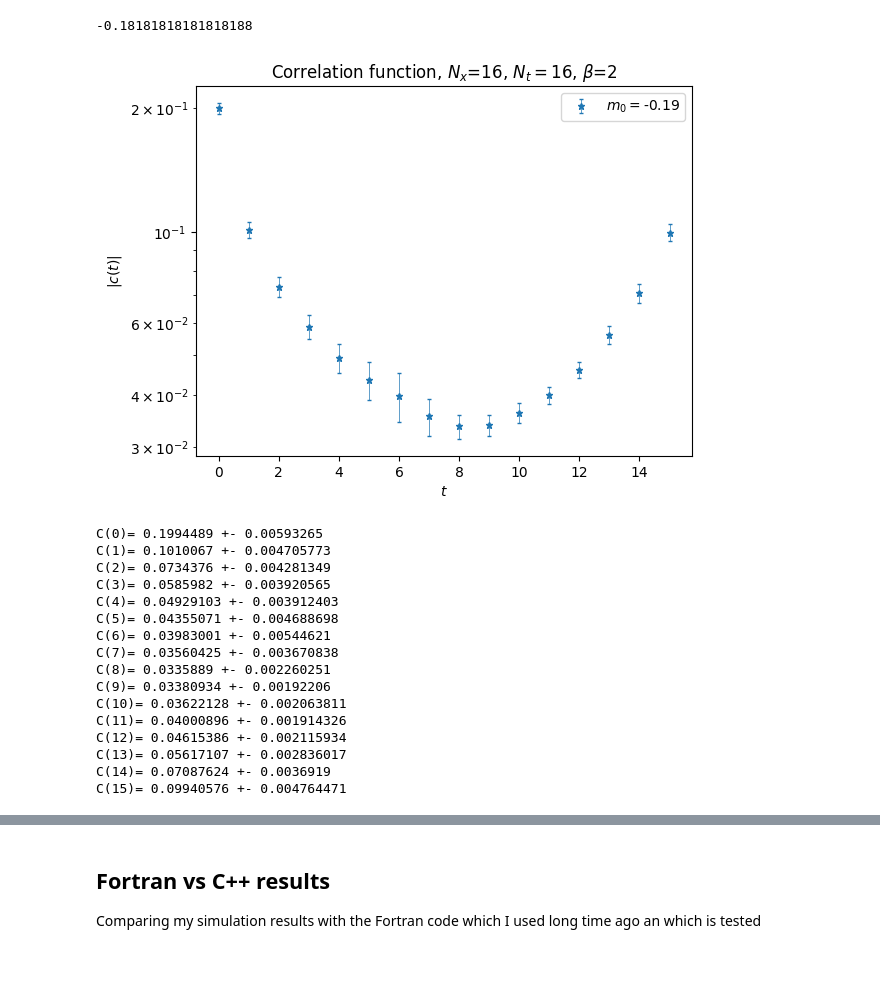
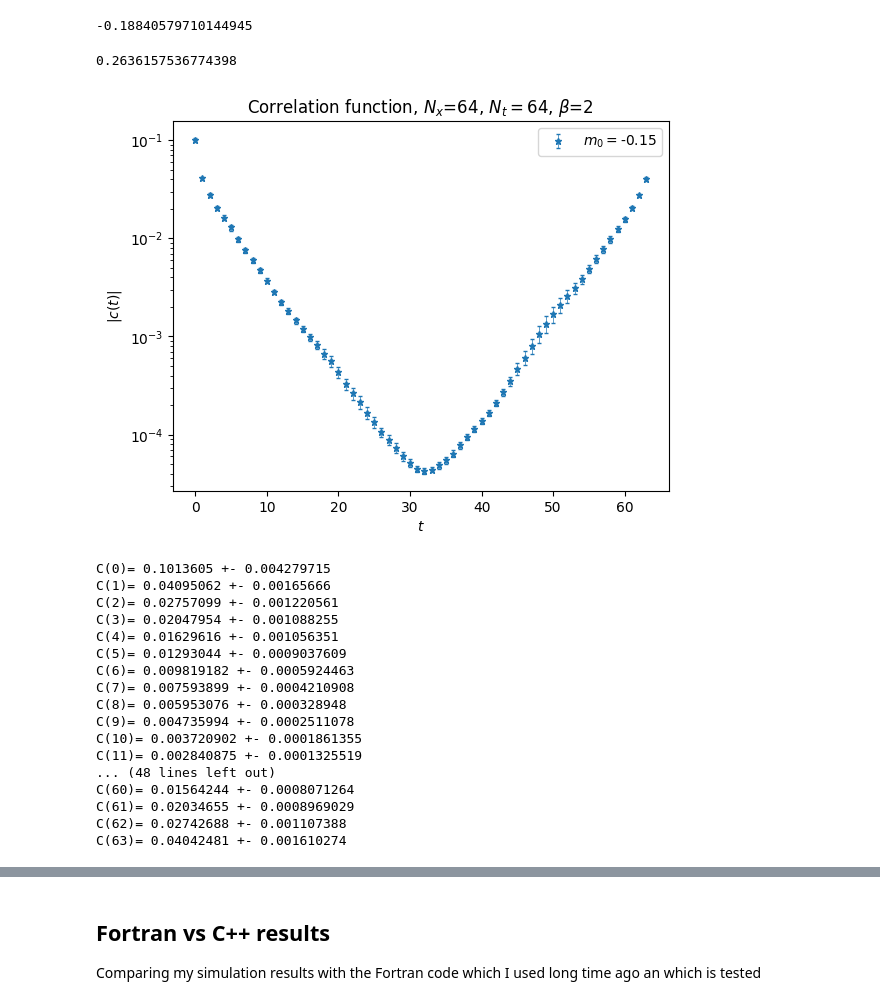
Before and after one commit to Fabian2598/SchwingerModel, a Jupyter notebook: mass_analysis.ipynb, the cells around one changed output, grey strips where cells are left out. Drawn from its saved outputs; the diff is of its cells as text; code cells hidden in the pictures; blank space fills up the shorter version.

```diff
--- a/mass_analysis.ipynb
+++ b/mass_analysis.ipynb
@@ -46,48 +46,53 @@ def kappa2mass(kappa):
 def mass2kappa(m0):
     return 1/(2*(m0+2))
 # %%
-kappa2mass(0.275)
+kappa2mass(0.276)
 # %% [output]
--0.18181818181818188
+-0.18840579710144945
+# %%
+mass2kappa(-0.1033)
+# %% [output]
+0.2636157536774398
 # %%
-beta, Nx, Nt = 2, 16, 16
-masses = [-0.19]#kappa2mass(0.265)]
+beta, Nx, Nt = 2, 64, 64
+masses = [-0.15]#kappa2mass(0.265)]
 
 plt.title(r'Correlation function, $N_x$={0}, $N_t={1}$, $\beta$={2}'.format(Nx,Nt,beta))
 plt.ylabel(r'$|c(t)|$')
 plt.xlabel(r"$t$")
 
 for m0 in masses:
     path = 'confs/b{0}_{1}x{2}/2D_U1_Ns{1}_Nt{2}_b{0}_m{3}_corr.txt'.format(beta,Nx,Nt,format_number(m0))
     t, Corr, dCorr = Datos(path)
     Corr = abs(Corr)
     plt.errorbar(t,Corr,yerr=dCorr,\
         fmt='*',markersize='5',elinewidth=0.5,solid_capstyle='projecting',label='$m_0=${0}'.format(np.round(m0,3)), capsize=1.5)
 plt.yscale('log')
 plt.legend()
 plt.show()
 # %% [output]
-[figure, old version]
+[figure, new version]
 # %%
 for t in range(Nt):
     print('C({0})= {1} +- {2}'.format(t,Corr[t],dCorr[t]))
 # %% [output]
-C(0)= 0.1994489 +- 0.00593265
-C(1)= 0.1010067 +- 0.004705773
-C(2)= 0.0734376 +- 0.004281349
-C(3)= 0.0585982 +- 0.003920565
-C(4)= 0.04929103 +- 0.003912403
-C(5)= 0.04355071 +- 0.004688698
-C(6)= 0.03983001 +- 0.00544621
-C(7)= 0.03560425 +- 0.003670838
-C(8)= 0.0335889 +- 0.002260251
-C(9)= 0.03380934 +- 0.00192206
-C(10)= 0.03622128 +- 0.002063811
-C(11)= 0.04000896 +- 0.001914326
-C(12)= 0.04615386 +- 0.002115934
-C(13)= 0.05617107 +- 0.002836017
-C(14)= 0.07087624 +- 0.0036919
-C(15)= 0.09940576 +- 0.004764471
+C(0)= 0.1013605 +- 0.004279715
+C(1)= 0.04095062 +- 0.00165666
+C(2)= 0.02757099 +- 0.001220561
+C(3)= 0.02047954 +- 0.001088255
+C(4)= 0.01629616 +- 0.001056351
+C(5)= 0.01293044 +- 0.0009037609
+C(6)= 0.009819182 +- 0.0005924463
+C(7)= 0.007593899 +- 0.0004210908
+C(8)= 0.005953076 +- 0.000328948
+C(9)= 0.004735994 +- 0.0002511078
+C(10)= 0.003720902 +- 0.0001861355
+C(11)= 0.002840875 +- 0.0001325519
+... (48 lines left out)
+C(60)= 0.01564244 +- 0.0008071264
+C(61)= 0.02034655 +- 0.0008969029
+C(62)= 0.02742688 +- 0.001107388
+C(63)= 0.04042481 +- 0.001610274
 # %%
 plt.title(r'Effective mass, $N_x$={0}, $N_t={1}$, $\beta$={2}'.format(Nx,Nt,beta))
 plt.ylabel(r'$m_{eff}(t)$')
```
Also changed, not shown: parts of 3 cells of this notebook, 7 other files.
